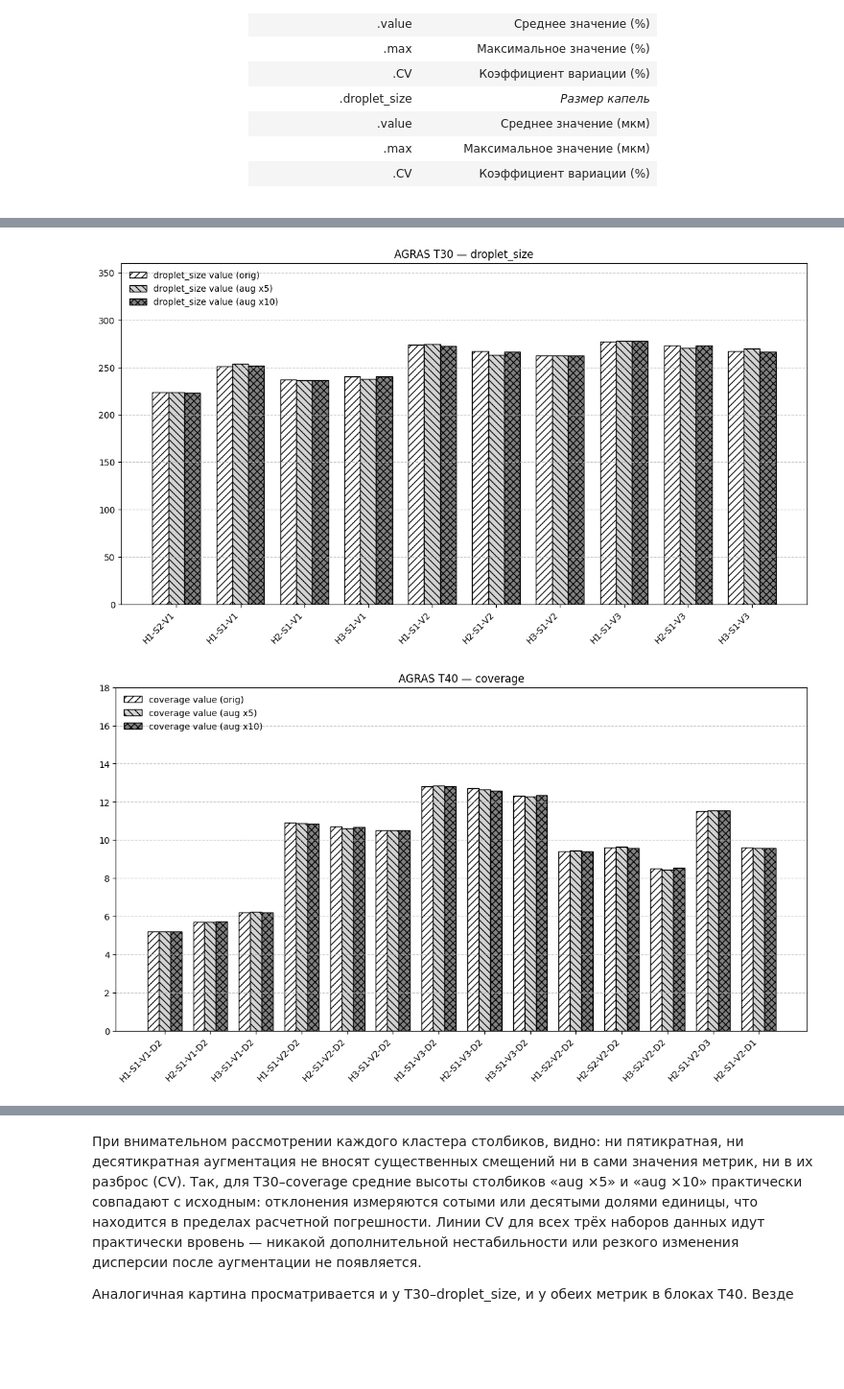
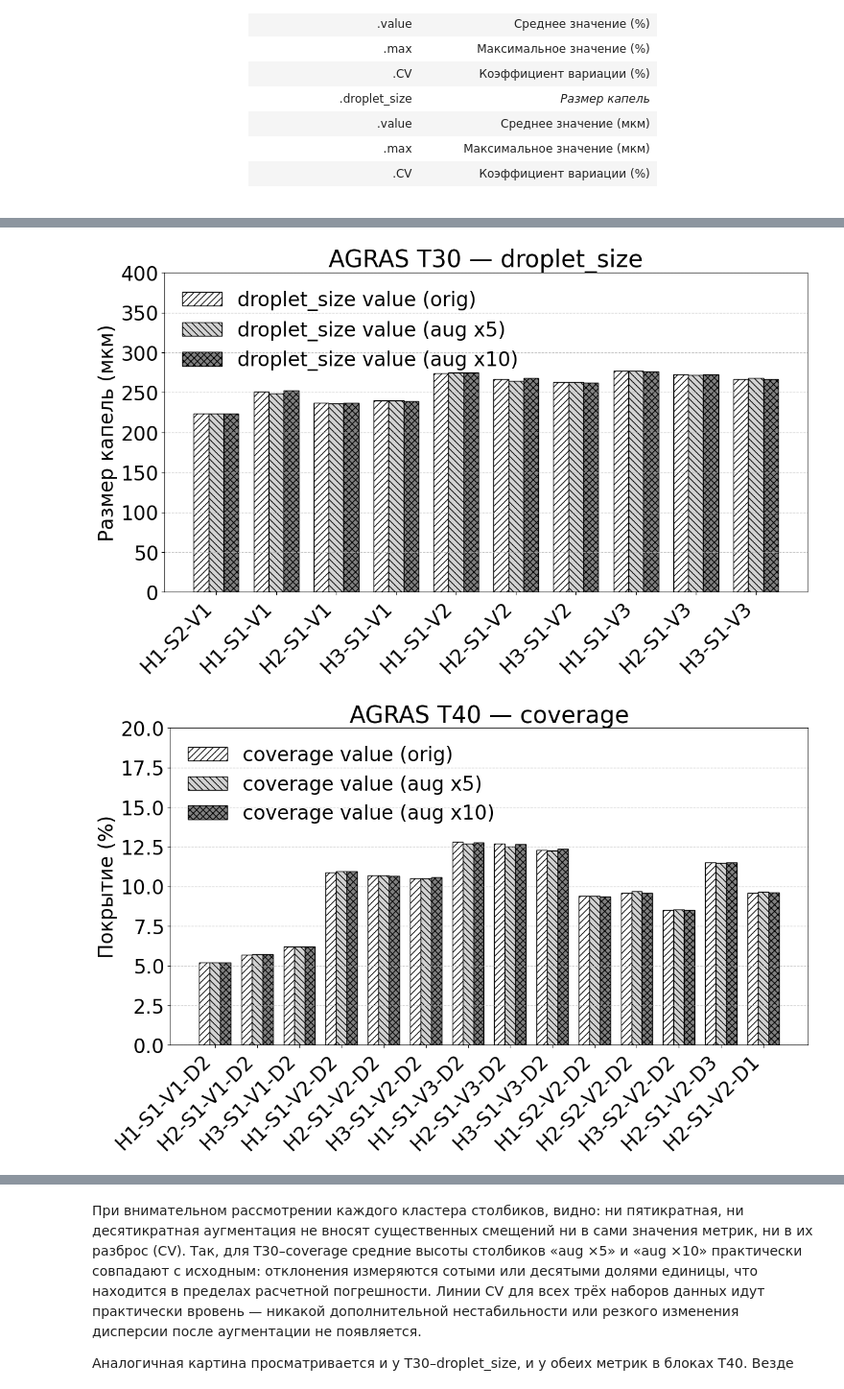
Before and after one commit to Darknessich/UASSML, a Jupyter notebook: notebooks/01_augment/spraying_performance.ipynb, the cells around one changed output, grey strips where cells are left out. Shown: that part at 96% size. Cells and saved outputs as stored; diff of their text form; code cells hidden in the pictures; blank space fills up the shorter version.

```diff
--- a/notebooks/01_augment/spraying_performance.ipynb
+++ b/notebooks/01_augment/spraying_performance.ipynb
@@ -371,14 +372,15 @@ plot_metric_bw_style(
 # %%
 # Droplet Size для AGRAS T30
 plot_metric_bw_style(
     data, data_augmented_x5, data_augmented_x10,
     "AGRAS T30",
     "droplet_size",
     experiment_order=experiment_order_T30,
-    y_value_range=(0, 360)
+    y_value_range=(0, 400),
+    y_label="Размер капель (мкм)",
 )
 # %% [output]
-[figure, old version]
+[figure, new version]
 # %%
 # Coverage для AGRAS T40
 plot_metric_bw_style(
@@ -386,10 +388,11 @@ plot_metric_bw_style(
     "AGRAS T40",
     "coverage",
     experiment_order=experiment_order_T40,
-    y_value_range=(0, 18)
+    y_value_range=(0, 20),
+    y_label="Покрытие (%)"
 )
 # %% [output]
-[figure, old version]
+[figure, new version]
 # %%
 # Droplet Size для AGRAS T40
 plot_metric_bw_style(
```
Also changed, not shown: parts of 2 cells of this notebook, 54 other files.
